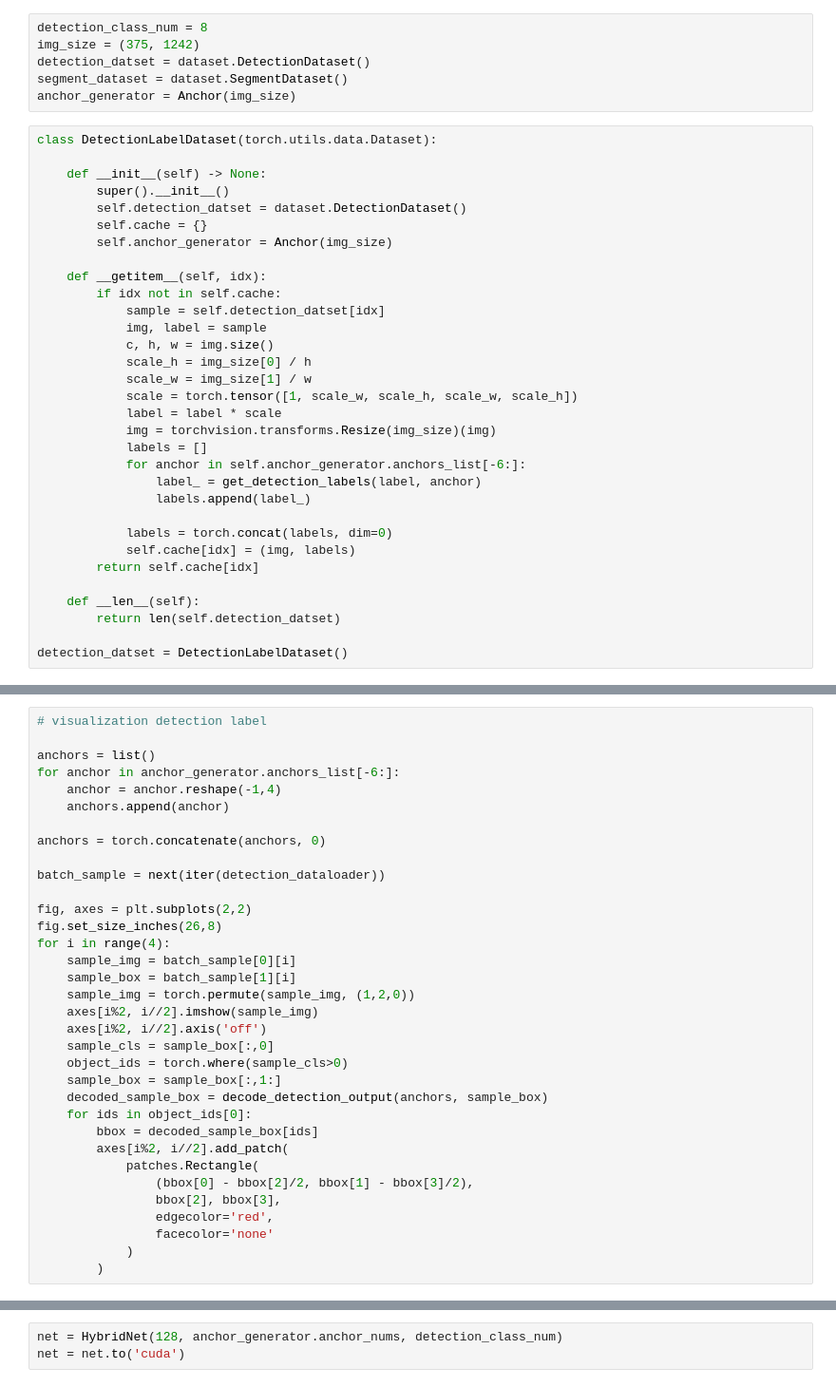
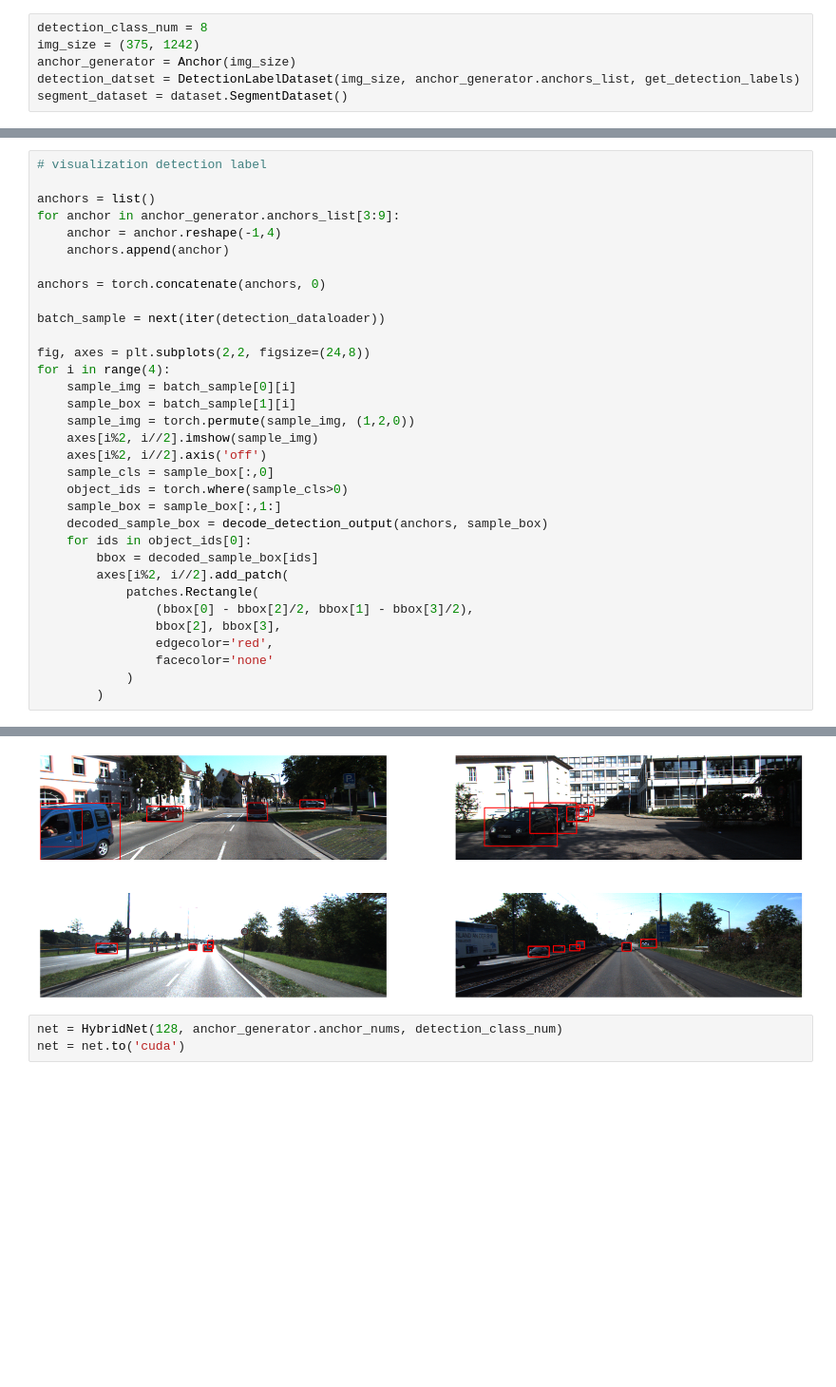
Before and after one commit to evilrace/HybridNet, a Jupyter notebook: main.ipynb, the cells around one changed output, grey strips where cells are left out. Shown at 95% size. Cells and saved outputs as stored; diff of their text form; blank space fills up the shorter version.

Commit message:
add model result drawing - update dataset caching by dataset subclassing - refactor training code - add inference result drawing

```diff
--- a/main.ipynb
+++ b/main.ipynb
@@ -17,41 +18,9 @@ import matplotlib.patches as patches
 # %%
 detection_class_num = 8
 img_size = (375, 1242)
-detection_datset = dataset.DetectionDataset()
+anchor_generator = Anchor(img_size)
+detection_datset = DetectionLabelDataset(img_size, anchor_generator.anchors_list, get_detection_labels)
 segment_dataset = dataset.SegmentDataset()
-anchor_generator = Anchor(img_size)
-# %%
-class DetectionLabelDataset(torch.utils.data.Dataset):
-
-    def __init__(self) -> None:
-        super().__init__()
-        self.detection_datset = dataset.DetectionDataset()
-        self.cache = {}
-        self.anchor_generator = Anchor(img_size)
-
-    def __getitem__(self, idx):
-        if idx not in self.cache:
-            sample = self.detection_datset[idx]
-            img, label = sample
-            c, h, w = img.size()
-            scale_h = img_size[0] / h
-            scale_w = img_size[1] / w
-            scale = torch.tensor([1, scale_w, scale_h, scale_w, scale_h])
-            label = label * scale
-            img = torchvision.transforms.Resize(img_size)(img)
-            labels = []
-            for anchor in self.anchor_generator.anchors_list[-6:]:
-                label_ = get_detection_labels(label, anchor)
-                labels.append(label_)
-
-            labels = torch.concat(labels, dim=0)
-            self.cache[idx] = (img, labels)
-        return self.cache[idx]
-
-    def __len__(self):
-        return len(self.detection_datset)
-
-detection_datset = DetectionLabelDataset()
 # %%
 img_transform = torchvision.transforms.Compose(
     [torchvision.transforms.Resize(512, interpolation=torchvision.transforms.InterpolationMode.NEAREST)]
@@ -100,7 +45,7 @@ torch.save(segment_dataloader, "segment_dataset.pt")
 # visualization detection label
 
 anchors = list()
-for anchor in anchor_generator.anchors_list[-6:]:
+for anchor in anchor_generator.anchors_list[3:9]:
     anchor = anchor.reshape(-1,4)
     anchors.append(anchor)
 
@@ -108,8 +53,7 @@ anchors = torch.concatenate(anchors, 0)
 
 batch_sample = next(iter(detection_dataloader))
 
-fig, axes = plt.subplots(2,2)
-fig.set_size_inches(26,8)
+fig, axes = plt.subplots(2,2, figsize=(24,8))
 for i in range(4):
     sample_img = batch_sample[0][i]
     sample_box = batch_sample[1][i]
@@ -135,3 +78,4 @@ KeyboardInterrupt:
+[figure, added]
 # %%
 net = HybridNet(128, anchor_generator.anchor_nums, detection_class_num)
 net = net.to('cuda')
```
Also changed, not shown: parts of 7 cells of this notebook, 1 other file.
